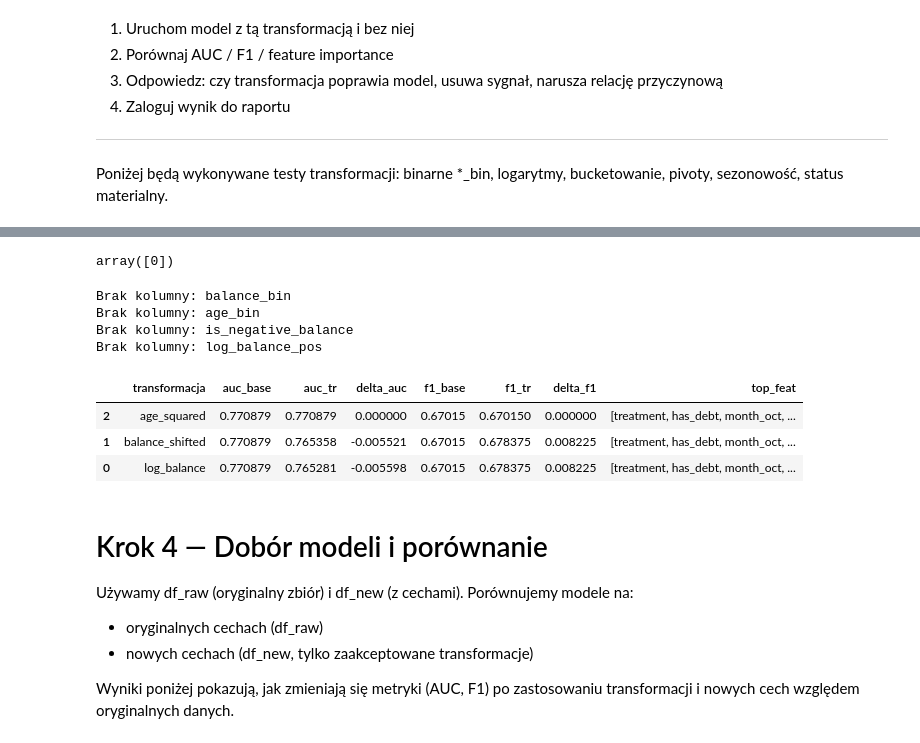
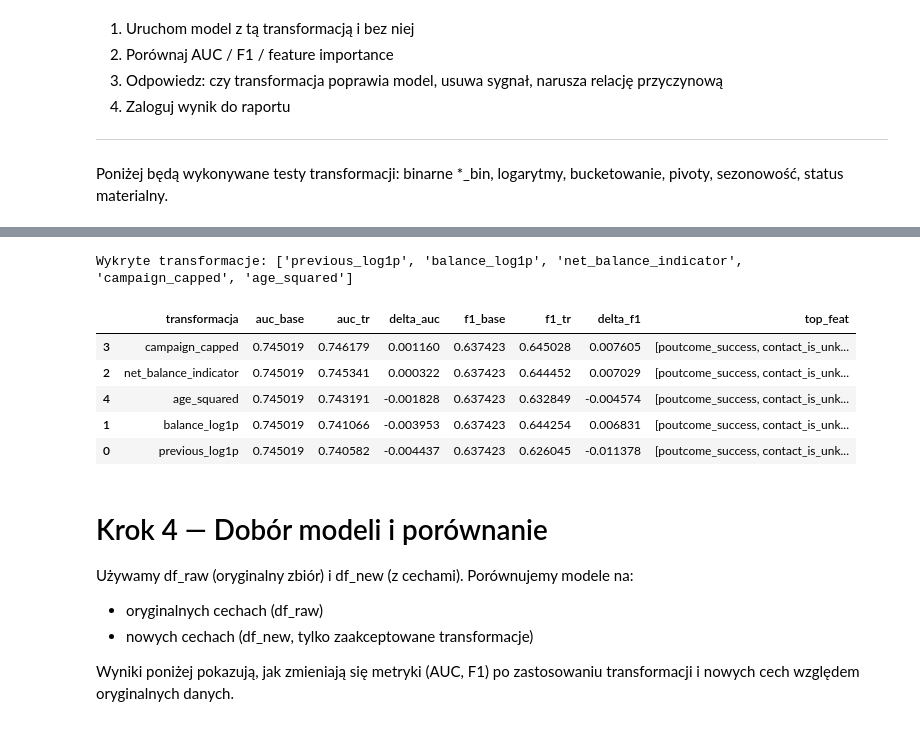
Before and after one commit to kabix09/causal_interference, a Jupyter notebook: notebooks/06_post_feature_correlation.ipynb, the cells around one changed output, grey strips where cells are left out. Cells and saved outputs as stored; diff of their text form; code cells hidden in the pictures.

```diff
--- a/notebooks/05_post_feature_correlation.ipynb
+++ b/notebooks/06_post_feature_correlation.ipynb
@@ -83,35 +62,35 @@ array([1, 0])
-# %%
-y = df_2['deposit']
-y.unique()
-# %% [output]
-array([0])
 # %%
-# --- Poprawiona analiza wpływu transformacji ---
-# Używamy df_raw (oryginalny zbiór) i df_new (zbiór z cechami)
+import pandas as pd
+import numpy as np
 import xgboost as xgb
 from sklearn.model_selection import train_test_split
 from sklearn.metrics import roc_auc_score, f1_score
 
-# Lista transformacji do testu (przykładowe na podstawie kolumn df_new)
-transformacje = [
-    'balance_bin', 'age_bin', 'is_negative_balance',
-    'log_balance', 'log_balance_pos', 'balance_shifted',
-    'age_squared',
-]
+# Wczytaj dane
+df_raw = pd.read_csv('../data/raw/bank.csv')
+df_new = pd.read_csv('../data/processed/bank_data_cleaned.csv')
 
-# target
-y = df_new['deposit_numeric'] if 'deposit_numeric' in df_new.columns else df_new['deposit']
+# Target binarny
+if 'deposit' in df_new.columns:
+    y = df_new['deposit']
+elif 'deposit_numeric' in df_new.columns:
+    y = df_new['deposit_numeric']
+else:
+    raise ValueError("Brak kolumny 'deposit' w df_new!")
 
-# baza bez transformacji + bez targetu
+# Lista transformacji do testu (dostosuj do kolumn df_new)
+# Automatyczna detekcja transformacji na podstawie nazw kolumn
+sufiksy = ['_log1p', '_log', '_bin', '_capped', '_squared', '_indicator']
+transformacje = [col for col in df_new.columns if any(s in col for s in sufiksy) and col != 'deposit']
+
+print("Wykryte transformacje:", transformacje)
+
+# Baza bez transformacji + bez targetu
 X_base_full = df_new.drop(columns=transformacje + ['deposit', 'deposit_numeric'], errors='ignore')
 
 wyniki_transformacji = []
 
 for t in transformacje:
-    if t not in df_new.columns:
-        print(f"Brak kolumny: {t}")
-        continue
-
     # BASE (bez transformacji)
     X_base = X_base_full.copy()
 
@@ -127,8 +106,8 @@ for t in transformacje:
     X_base_enc, X_tr_enc = X_base_enc.align(X_tr_enc, join='outer', axis=1, fill_value=0)
     X_base_enc.columns = X_base_enc.columns.astype(str)
     X_tr_enc.columns = X_tr_enc.columns.astype(str)
-    X_base_enc.columns = X_base_enc.columns.str.replace(r'[\[\]<]', '', regex=True)
-    X_tr_enc.columns = X_tr_enc.columns.str.replace(r'[\[\]<]', '', regex=True)
+    X_base_enc.columns = X_base_enc.columns.str.replace(r'[\\[\\]<]', '', regex=True)
+    X_tr_enc.columns = X_tr_enc.columns.str.replace(r'[\\[\\]<]', '', regex=True)
 
     # TEN SAM SPLIT!
     X_train_b, X_test_b, y_train, y_test = train_test_split(
@@ -154,40 +133,39 @@ for t in transformacje:
     try:
         auc_b = roc_auc_score(y_test, y_proba_b)
         auc_t = roc_auc_score(y_test, y_proba_t)
     except:
         auc_b, auc_t = np.nan, np.nan
     f1_b = f1_score(y_test, y_pred_b)
     f1_t = f1_score(y_test, y_pred_t)
 
     # feature importance
     feat_imp_tr = pd.Series(
         model_t.feature_importances_, index=X_tr_enc.columns
     ).sort_values(ascending=False)
 
     # LOG
     wyniki_transformacji.append({
         'transformacja': t,
         'auc_base': auc_b,
         'auc_tr': auc_t,
         'delta_auc': auc_t - auc_b if pd.notnull(auc_b) and pd.notnull(auc_t) else np.nan,
         'f1_base': f1_b,
         'f1_tr': f1_t,
         'delta_f1': f1_t - f1_b,
         'top_feat': feat_imp_tr.head(5).index.tolist()
     })
 
 # wynik
 wyniki_df = pd.DataFrame(wyniki_transformacji).sort_values(by='delta_auc', ascending=False)
 display(wyniki_df)
 # %% [output]
-Brak kolumny: balance_bin
-Brak kolumny: age_bin
-Brak kolumny: is_negative_balance
-Brak kolumny: log_balance_pos
+Wykryte transformacje: ['previous_log1p', 'balance_log1p', 'net_balance_indicator', 'campaign_capped', 'age_squared']
 |  | transformacja | auc_base | auc_tr | delta_auc | f1_base | f1_tr | delta_f1 | top_feat |
-| 2 | age_squared | 0.770879 | 0.770879 | 0.000000 | 0.67015 | 0.670150 | 0.000000 | [treatment, has_debt, month_oct, ... |
-| 1 | balance_shifted | 0.770879 | 0.765358 | -0.005521 | 0.67015 | 0.678375 | 0.008225 | [treatment, has_debt, month_oct, ... |
-| 0 | log_balance | 0.770879 | 0.765281 | -0.005598 | 0.67015 | 0.678375 | 0.008225 | [treatment, has_debt, month_oct, ... |
+| 3 | campaign_capped | 0.745019 | 0.746179 | 0.001160 | 0.637423 | 0.645028 | 0.007605 | [poutcome_success, contact_is_unk... |
+| 2 | net_balance_indicator | 0.745019 | 0.745341 | 0.000322 | 0.637423 | 0.644452 | 0.007029 | [poutcome_success, contact_is_unk... |
+| 4 | age_squared | 0.745019 | 0.743191 | -0.001828 | 0.637423 | 0.632849 | -0.004574 | [poutcome_success, contact_is_unk... |
+| 1 | balance_log1p | 0.745019 | 0.741066 | -0.003953 | 0.637423 | 0.644254 | 0.006831 | [poutcome_success, contact_is_unk... |
+| 0 | previous_log1p | 0.745019 | 0.740582 | -0.004437 | 0.637423 | 0.626045 | -0.011378 | [poutcome_success, contact_is_unk... |
 # %% [markdown]
 # Krok 4 — Dobór modeli i porównanie
 
```
Also changed, not shown: parts of 5 cells of this notebook, 7 other files.
